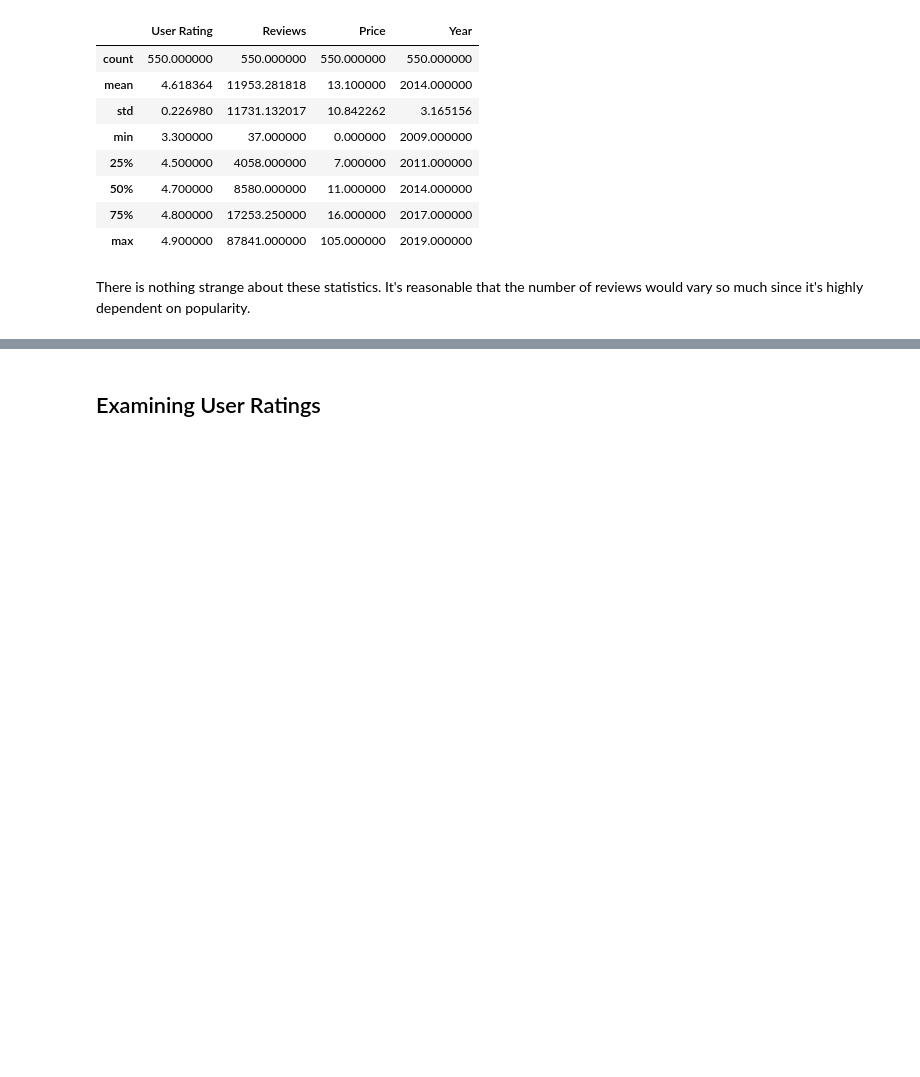
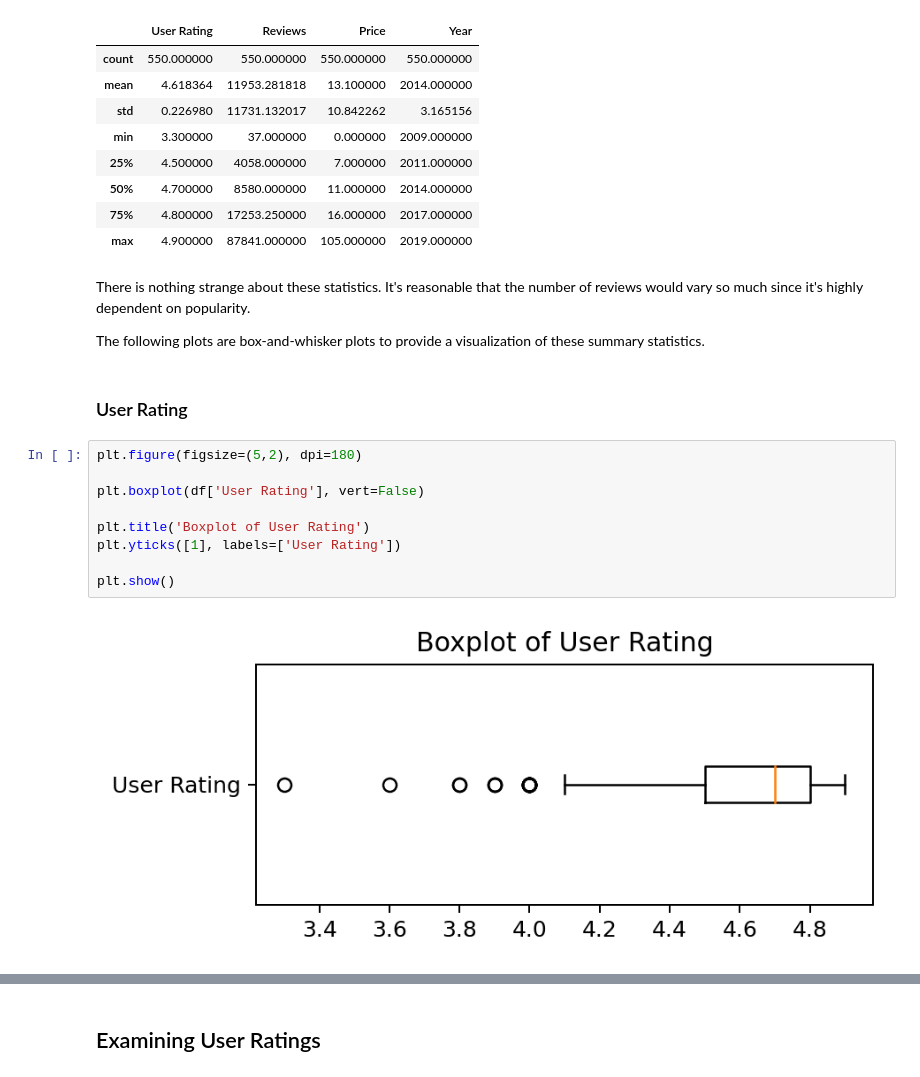
Before and after one commit to exw4141/bestselling-books-eda, a Jupyter notebook: bestselling-books-eda.ipynb, the cells around one changed output, grey strips where cells are left out. Saved outputs shown, nothing was run; the diff lists cells and outputs as text; blank space fills up the shorter version.

Commit message:
Created boxplots that describe summary statistics of numeric data

```diff
--- a/bestselling-books-eda.ipynb
+++ b/bestselling-books-eda.ipynb
@@ -57,3 +57,18 @@ df.describe()
 | max | 4.900000 | 87841.000000 | 105.000000 | 2019.000000 |
 # %% [markdown]
 There is nothing strange about these statistics. It's reasonable that the number of reviews would vary so much since it's highly dependent on popularity.
+
+The following plots are box-and-whisker plots to provide a visualization of these summary statistics.
+# %% [markdown]
+### User Rating
+# %%
+plt.figure(figsize=(5,2), dpi=180)
+
+plt.boxplot(df['User Rating'], vert=False)
+
+plt.title('Boxplot of User Rating')
+plt.yticks([1], labels=['User Rating'])
+
+plt.show()
+# %% [output]
+[figure, added]
```
Also changed, not shown: parts of 4 cells of this notebook.
